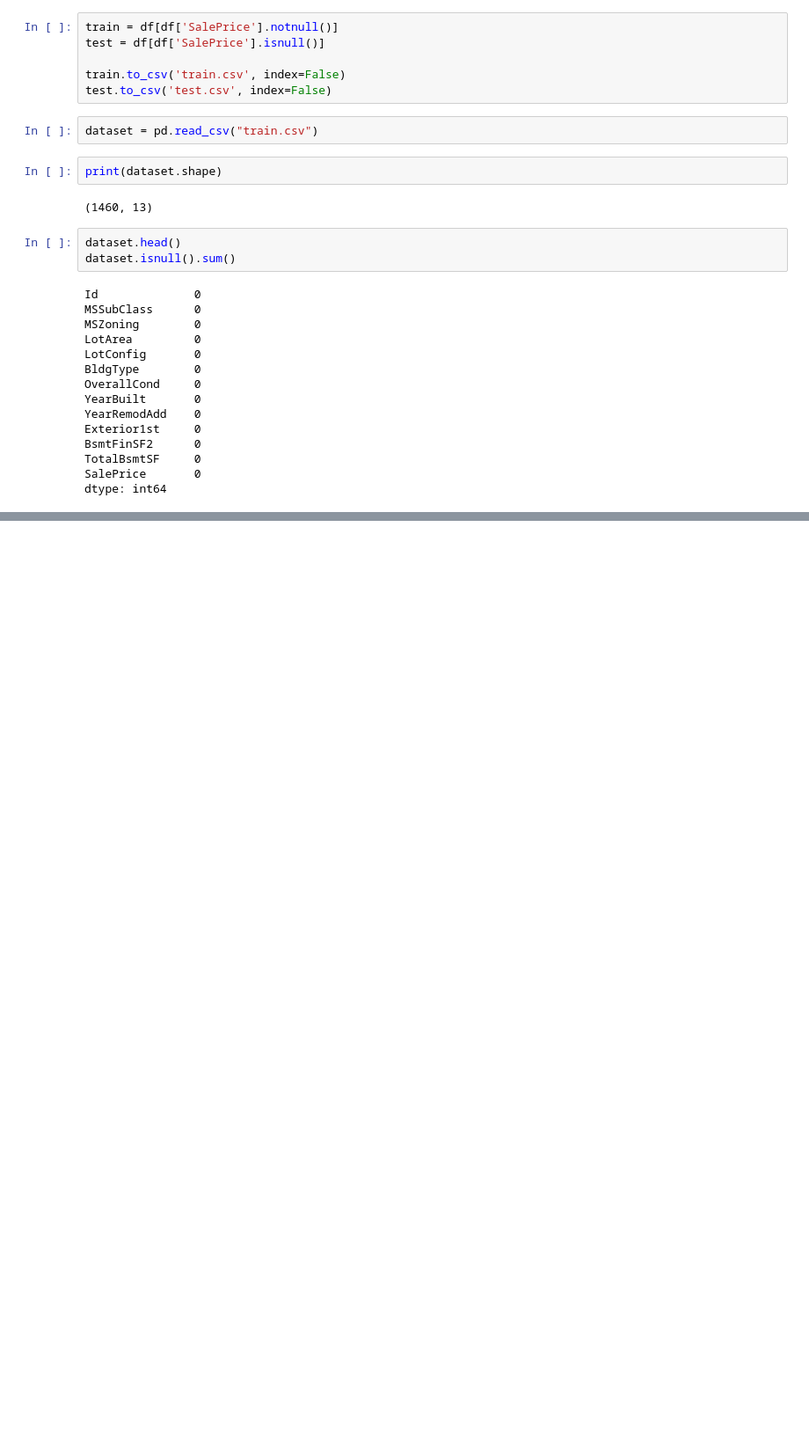
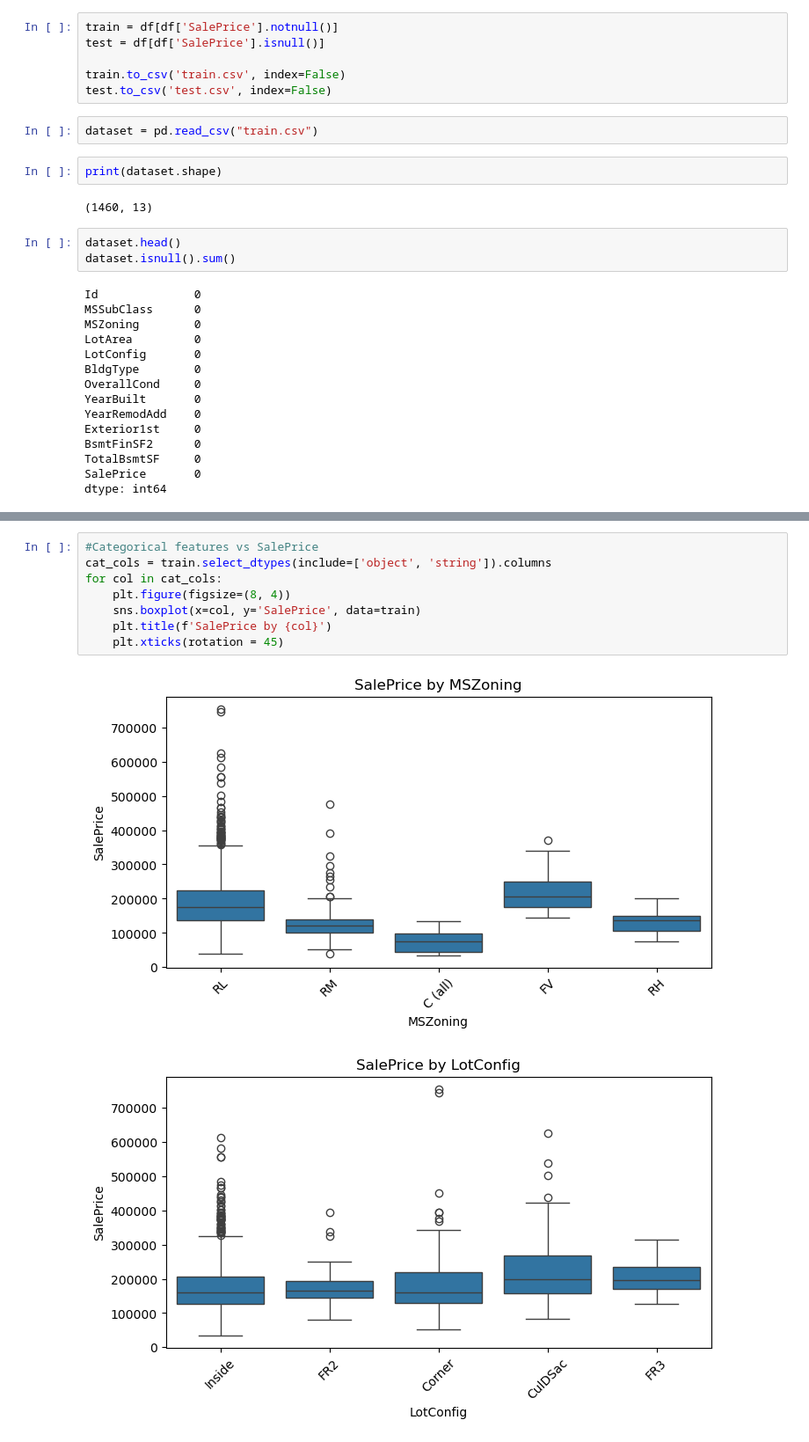
Before and after one commit to anayatasinha/House-Price-Prediction---ML, a Jupyter notebook: code.ipynb, the cells around one changed output, grey strips where cells are left out. Shown at 88% size. Cells and saved outputs as stored; diff of their text form; blank space fills up the shorter version.

```diff
--- a/code.ipynb
+++ b/code.ipynb
@@ -93,0 +143,11 @@ for feature in features_with_nan:
+# %%
+#Categorical features vs SalePrice
+cat_cols = train.select_dtypes(include=['object', 'string']).columns
+for col in cat_cols:
+    plt.figure(figsize=(8, 4))
+    sns.boxplot(x=col, y='SalePrice', data=train)
+    plt.title(f'SalePrice by {col}')
+    plt.xticks(rotation = 45)
+# %% [output]
+[figure, added]
+[figure, added]
```
Also changed, not shown: parts of 14 cells of this notebook.
